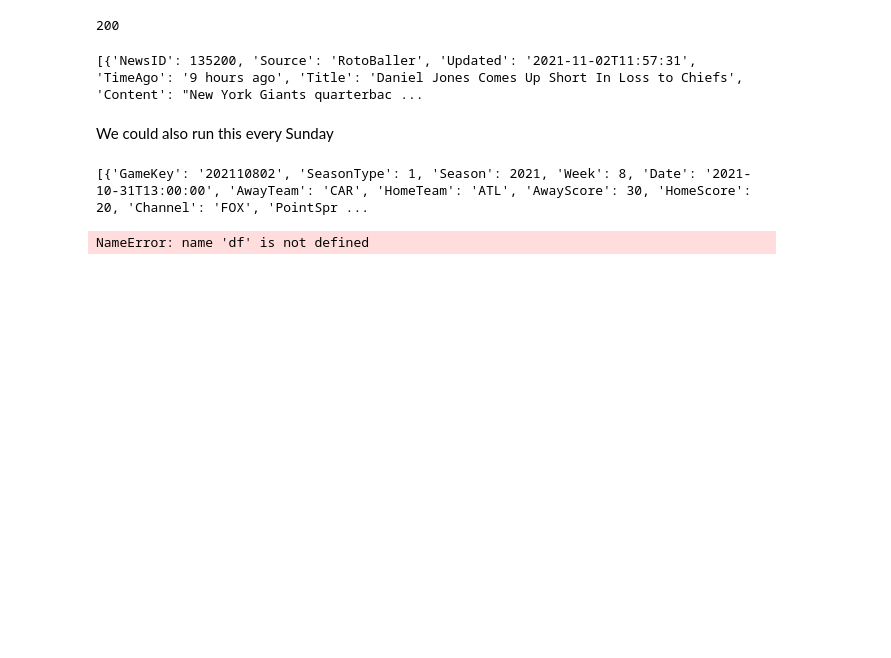
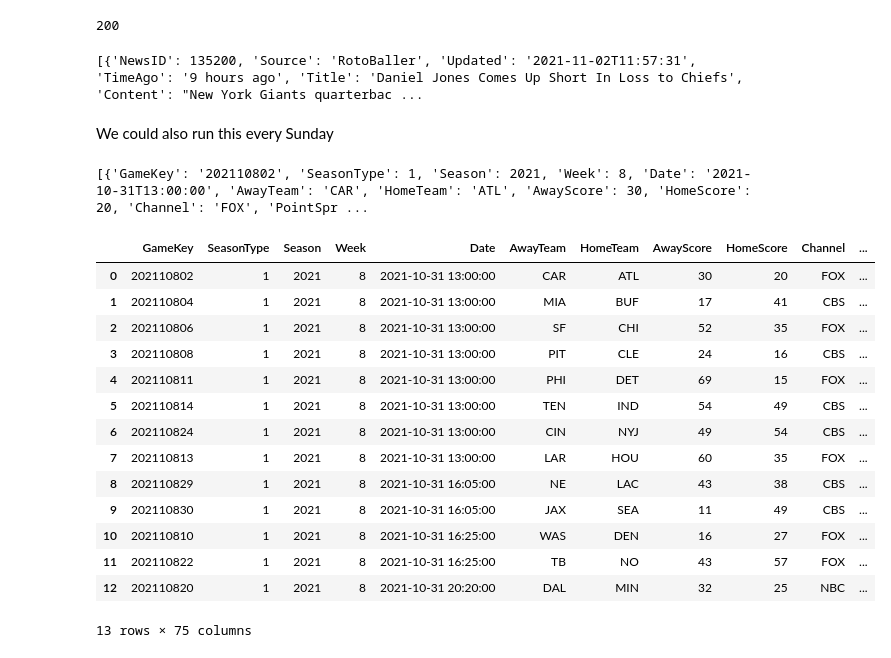
Before and after one commit to bkbormes1/blake_bormes, a Jupyter notebook: API_test.ipynb, the cells around one changed output. Cells and saved outputs as stored; diff of their text form; code cells hidden in the pictures; blank space fills up the shorter version.

```diff
--- a/API_test.ipynb
+++ b/API_test.ipynb
@@ -30,6 +30,20 @@ with open('scores.json', 'w') as json_file:
 # %%
 # Turn JSON into readable DF
 scores_df = pd.read_json('scores.json')
-df
+scores_df
 # %% [output]
+|  | GameKey | SeasonType | Season | Week | Date | AwayTeam | HomeTeam | AwayScore | HomeScore | Channel | ... |
+| 0 | 202110802 | 1 | 2021 | 8 | 2021-10-31 13:00:00 | CAR | ATL | 30 | 20 | FOX | ... |
+| 1 | 202110804 | 1 | 2021 | 8 | 2021-10-31 13:00:00 | MIA | BUF | 17 | 41 | CBS | ... |
+| 2 | 202110806 | 1 | 2021 | 8 | 2021-10-31 13:00:00 | SF | CHI | 52 | 35 | FOX | ... |
+| 3 | 202110808 | 1 | 2021 | 8 | 2021-10-31 13:00:00 | PIT | CLE | 24 | 16 | CBS | ... |
+| 4 | 202110811 | 1 | 2021 | 8 | 2021-10-31 13:00:00 | PHI | DET | 69 | 15 | FOX | ... |
+| 5 | 202110814 | 1 | 2021 | 8 | 2021-10-31 13:00:00 | TEN | IND | 54 | 49 | CBS | ... |
+| 6 | 202110824 | 1 | 2021 | 8 | 2021-10-31 13:00:00 | CIN | NYJ | 49 | 54 | CBS | ... |
+| 7 | 202110813 | 1 | 2021 | 8 | 2021-10-31 13:00:00 | LAR | HOU | 60 | 35 | FOX | ... |
+| 8 | 202110829 | 1 | 2021 | 8 | 2021-10-31 16:05:00 | NE | LAC | 43 | 38 | CBS | ... |
+| 9 | 202110830 | 1 | 2021 | 8 | 2021-10-31 16:05:00 | JAX | SEA | 11 | 49 | CBS | ... |
+| 10 | 202110810 | 1 | 2021 | 8 | 2021-10-31 16:25:00 | WAS | DEN | 16 | 27 | FOX | ... |
+| 11 | 202110822 | 1 | 2021 | 8 | 2021-10-31 16:25:00 | TB | NO | 43 | 57 | FOX | ... |
+| 12 | 202110820 | 1 | 2021 | 8 | 2021-10-31 20:20:00 | DAL | MIN | 32 | 25 | NBC | ... |
-NameError: name 'df' is not defined
+13 rows × 75 columns
```
